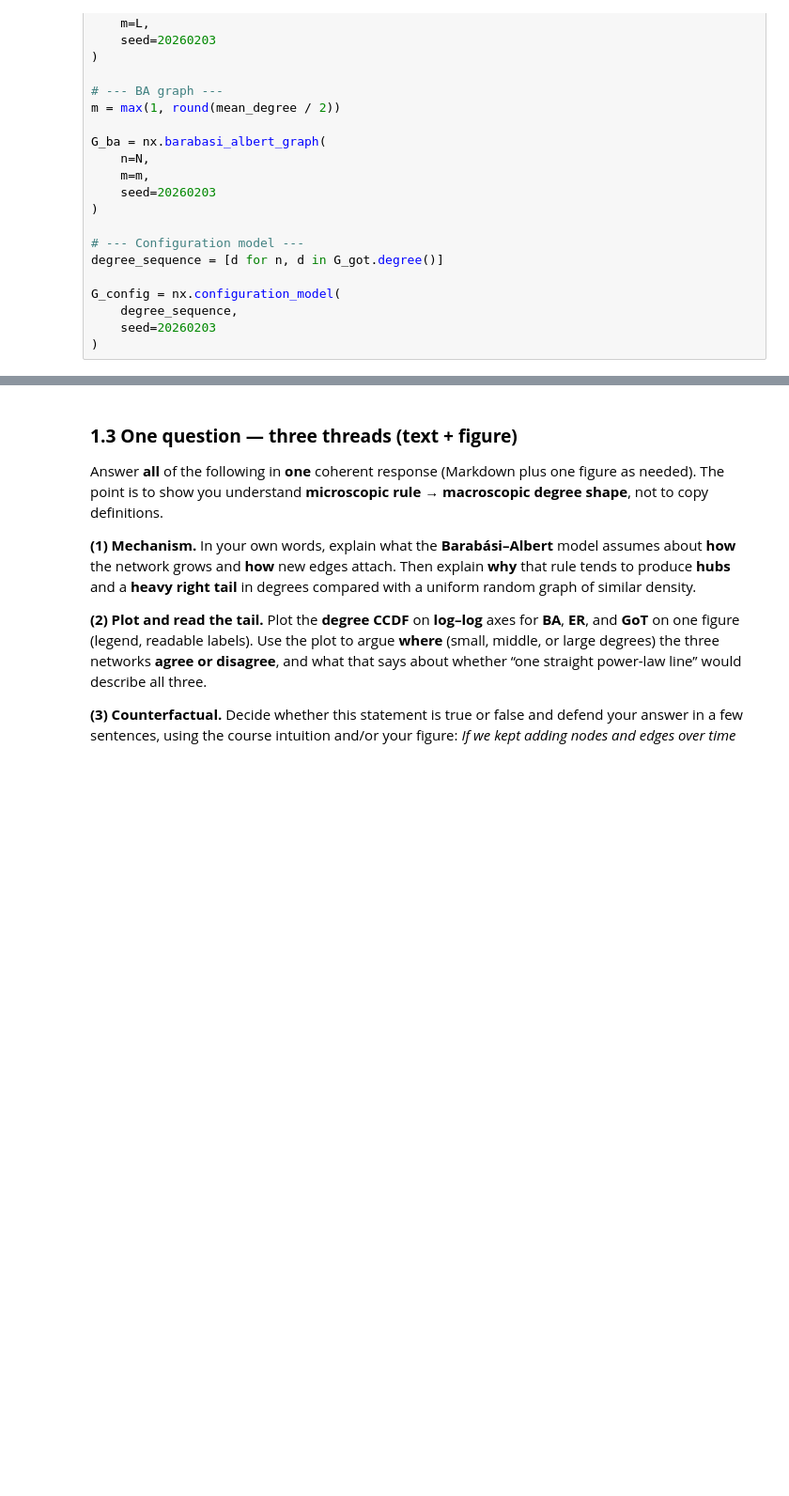
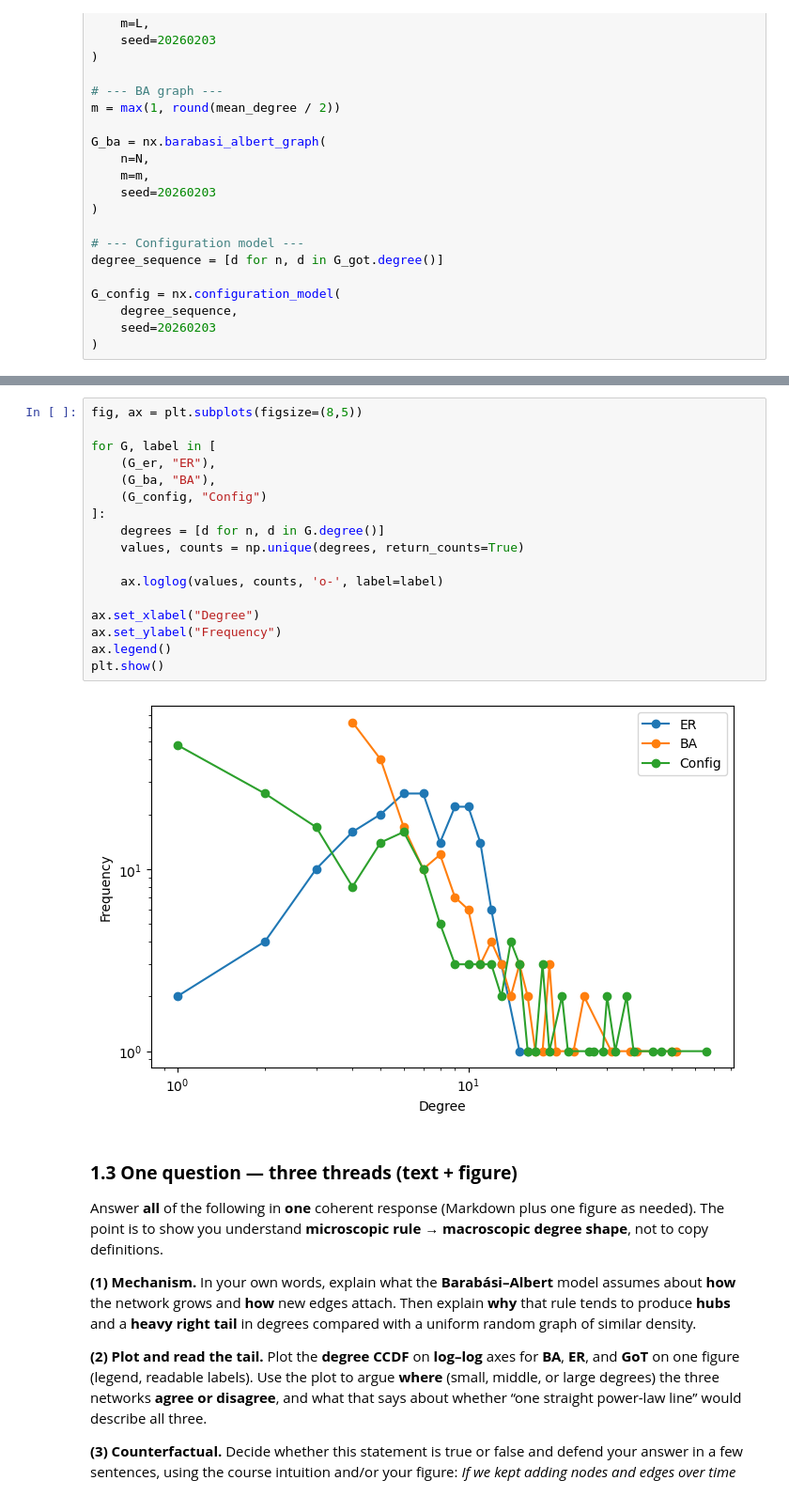
Before and after one commit to beatrizmarques2005/network-analysis, a Jupyter notebook: homeworks/homework2/Assignment02.ipynb, the cells around one changed output, grey strips where cells are left out. Shown at 94% size. Cells and saved outputs as stored; diff of their text form; blank space fills up the shorter version.

```diff
--- a/homeworks/homework2/Assignment02.ipynb
+++ b/homeworks/homework2/Assignment02.ipynb
@@ -158,3 +207,22 @@ plt.show()
+# %%
+fig, ax = plt.subplots(figsize=(8,5))
+
+for G, label in [
+    (G_er, "ER"),
+    (G_ba, "BA"),
+    (G_config, "Config")
+]:
+    degrees = [d for n, d in G.degree()]
+    values, counts = np.unique(degrees, return_counts=True)
+
+    ax.loglog(values, counts, 'o-', label=label)
+
+ax.set_xlabel("Degree")
+ax.set_ylabel("Frequency")
+ax.legend()
+plt.show()
+# %% [output]
+[figure, added]
 # %% [markdown]
 ### **1.3 One question — three threads (text + figure)**
 
```
Also changed, not shown: parts of 5 cells of this notebook, 1 other file.
